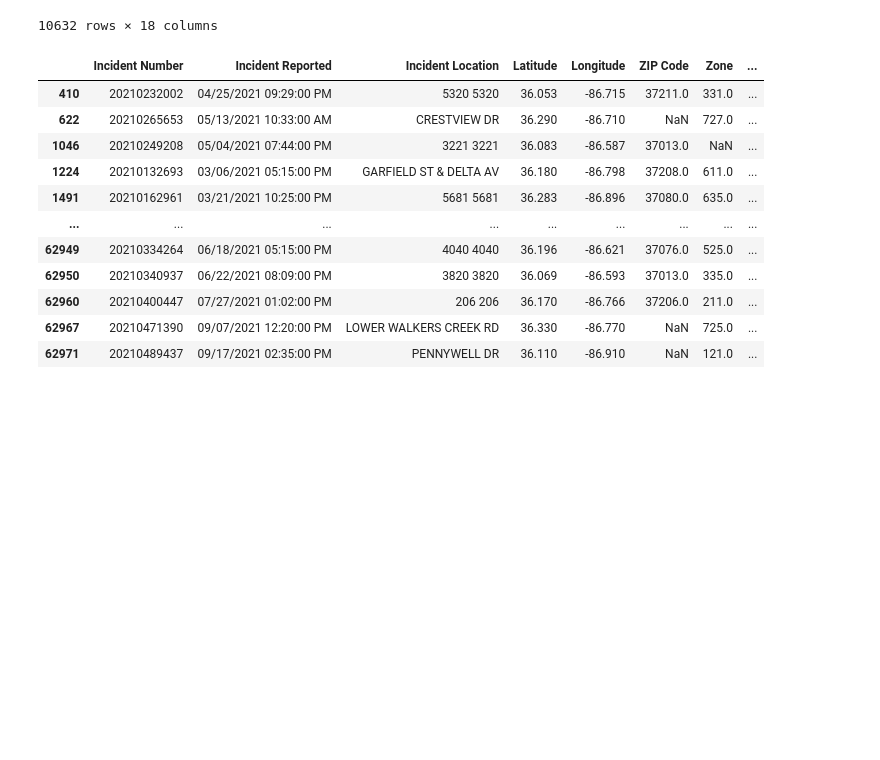
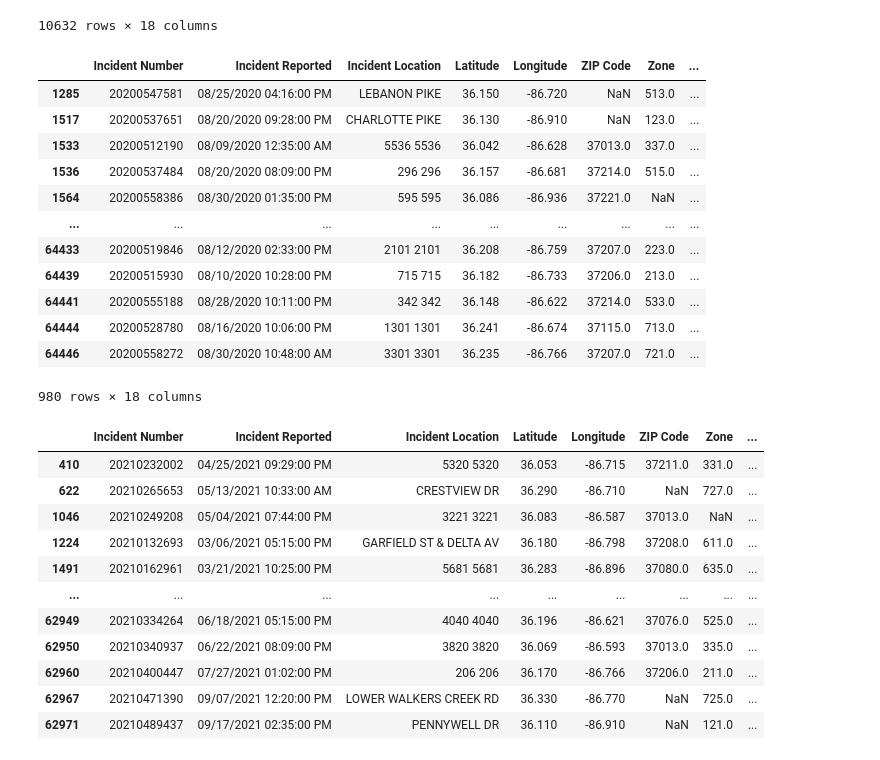
Before and after one commit to HarrisonNearn/Capstone-Project, a Jupyter notebook: Notebook/CAPSTONE - HBN.ipynb, the cells around one changed output. Saved outputs shown, nothing was run; the diff lists cells and outputs as text; code cells hidden in the pictures; blank space fills up the shorter version.

```diff
--- a/Notebook/CAPSTONE - HBN.ipynb
+++ b/Notebook/CAPSTONE - HBN.ipynb
@@ -1668,6 +1674,22 @@ nash20.loc[(nash20['Domestic Related'] == True) & ~(nash20['Offense Description'
 | 64564 | 20200582754 | 09/11/2020 11:33:00 AM | 1010 1010 | 36.178 | -86.847 | 37218.0 | 625.0 | ... |
 | 77827 | 20200240723 | 04/05/2020 02:33:00 AM | 255 255 | 36.109 | -86.739 | 37211.0 | 313.0 | ... |
 10632 rows × 18 columns
+# %%
+nash20.loc[(nash20['Domestic Related'] == True) & ~(nash20['Offense Description'] == 'TEST ONLY') & (nash20['month_name'] == 'Aug')]
+# %% [output]
+|  | Incident Number | Incident Reported | Incident Location | Latitude | Longitude | ZIP Code | Zone | ... |
+| 1285 | 20200547581 | 08/25/2020 04:16:00 PM | LEBANON PIKE | 36.150 | -86.720 | NaN | 513.0 | ... |
+| 1517 | 20200537651 | 08/20/2020 09:28:00 PM | CHARLOTTE PIKE | 36.130 | -86.910 | NaN | 123.0 | ... |
+| 1533 | 20200512190 | 08/09/2020 12:35:00 AM | 5536 5536 | 36.042 | -86.628 | 37013.0 | 337.0 | ... |
+| 1536 | 20200537484 | 08/20/2020 08:09:00 PM | 296 296 | 36.157 | -86.681 | 37214.0 | 515.0 | ... |
+| 1564 | 20200558386 | 08/30/2020 01:35:00 PM | 595 595 | 36.086 | -86.936 | 37221.0 | NaN | ... |
+| ... | ... | ... | ... | ... | ... | ... | ... | ... |
+| 64433 | 20200519846 | 08/12/2020 02:33:00 PM | 2101 2101 | 36.208 | -86.759 | 37207.0 | 223.0 | ... |
+| 64439 | 20200515930 | 08/10/2020 10:28:00 PM | 715 715 | 36.182 | -86.733 | 37206.0 | 213.0 | ... |
+| 64441 | 20200555188 | 08/28/2020 10:11:00 PM | 342 342 | 36.148 | -86.622 | 37214.0 | 533.0 | ... |
+| 64444 | 20200528780 | 08/16/2020 10:06:00 PM | 1301 1301 | 36.241 | -86.674 | 37115.0 | 713.0 | ... |
+| 64446 | 20200558272 | 08/30/2020 10:48:00 AM | 3301 3301 | 36.235 | -86.766 | 37207.0 | 721.0 | ... |
+980 rows × 18 columns
 # %%
 nash21.loc[(nash21['Domestic Related'] == True) & ~(nash21['Offense Description'] == 'TEST ONLY')]
 # %% [output]
```
Also changed, not shown: parts of 15 cells of this notebook.
